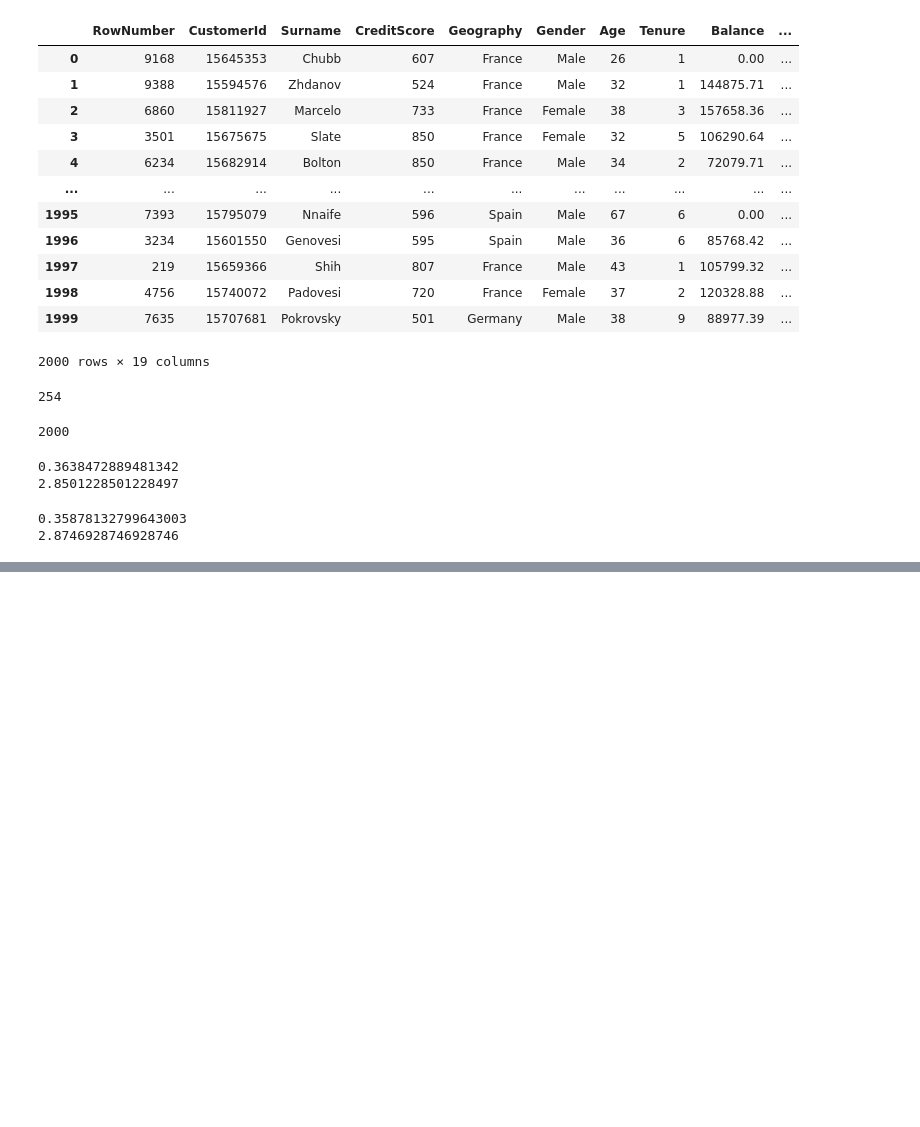
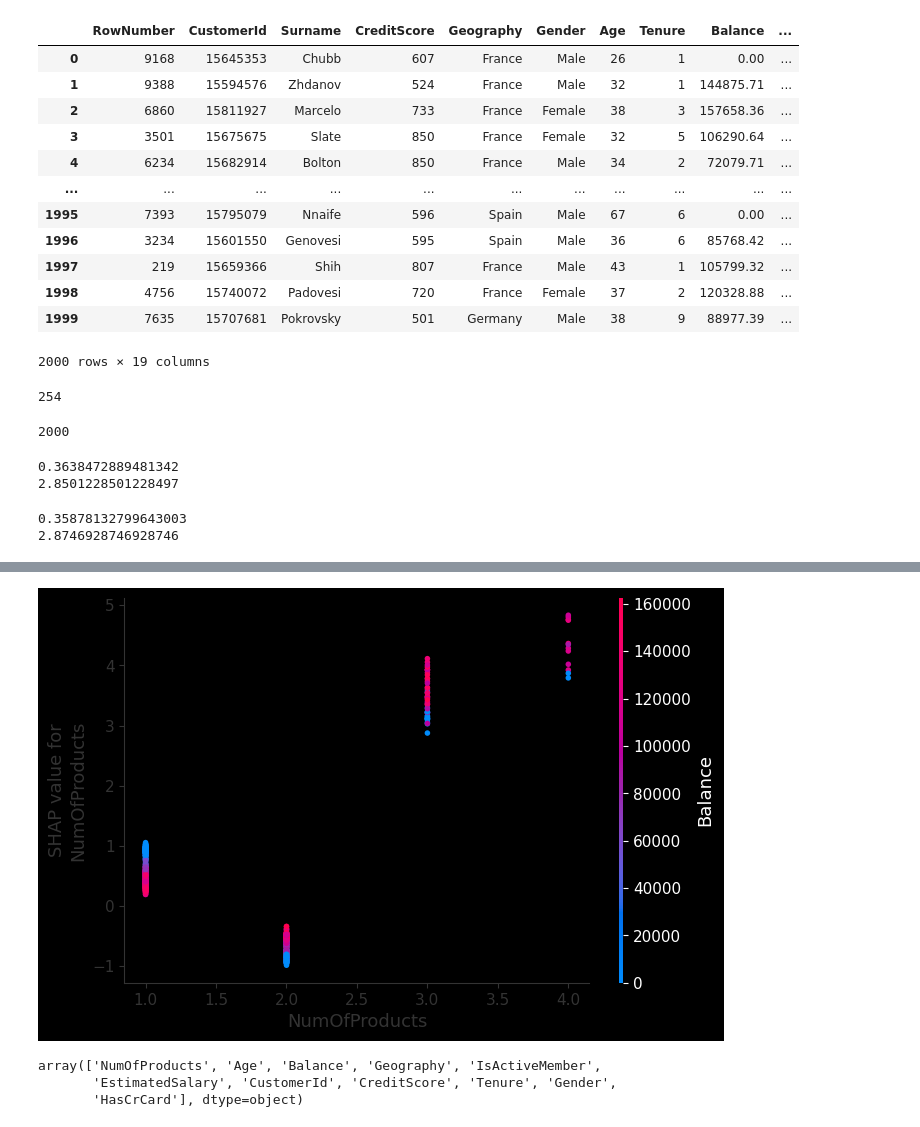
Before and after one commit to SergeyB81/Portfolio-DS, a Jupyter notebook: Car price/classification.ipynb, the cells around one changed output, grey strips where cells are left out. Saved outputs shown, nothing was run; the diff lists cells and outputs as text; code cells hidden in the pictures; blank space fills up the shorter version.

```diff
--- a/Car price/classification.ipynb
+++ b/Car price/classification.ipynb
@@ -695,0 +896,4 @@ print_metrics(test,'score_cat_prod_age_active')
+# %%
+shap.dependence_plot('NumOfProducts',shap_values,test[X])
+# %% [output]
+[figure, added]
@@ -695,0 +902,6 @@ print_metrics(test,'score_cat_prod_age_active')
+# %%
+features
+# %% [output]
+array(['NumOfProducts', 'Age', 'Balance', 'Geography', 'IsActiveMember',
+       'EstimatedSalary', 'CustomerId', 'CreditScore', 'Tenure', 'Gender',
+       'HasCrCard'], dtype=object)
```
Also changed, not shown: parts of 34 cells of this notebook.
